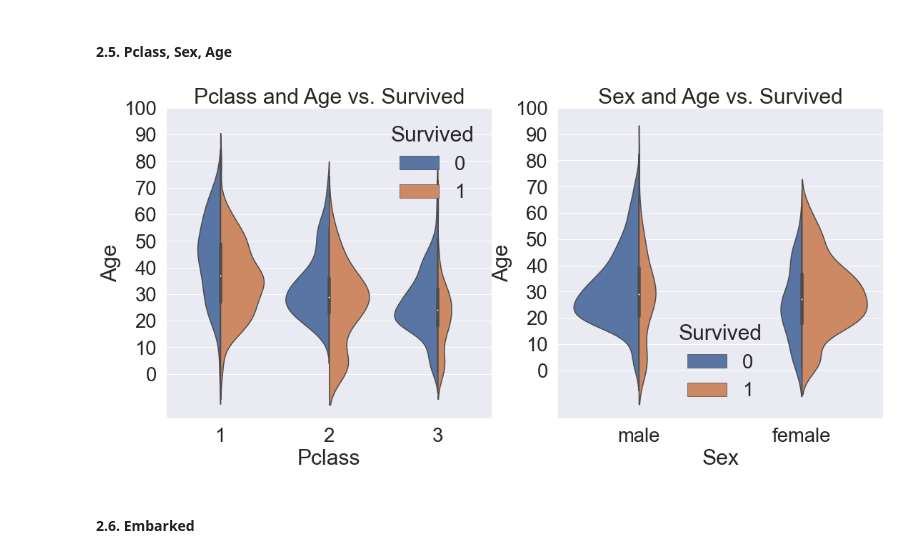
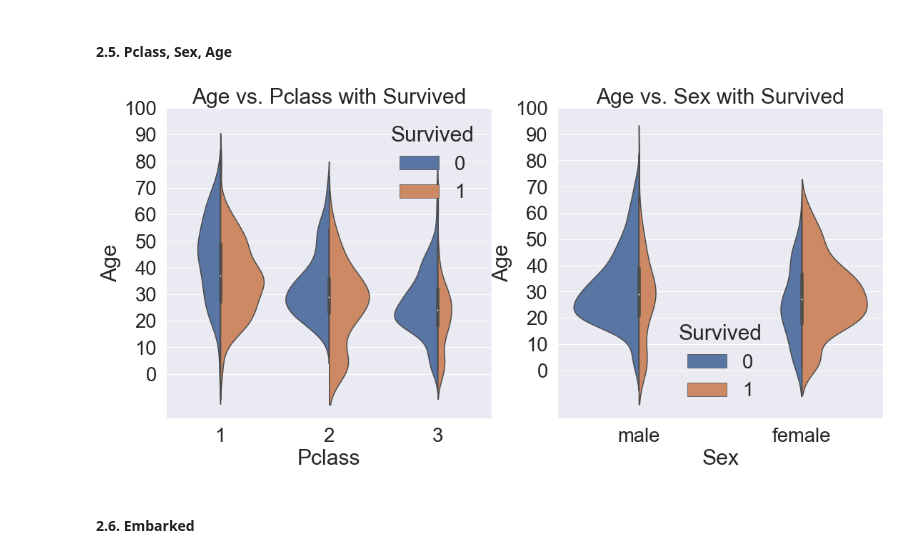
Before and after one commit to cryptnomy/programming, a Jupyter notebook: python/kaggle/kaggle-titanic/titanic-practice-v1.ipynb, the cells around one changed output. Saved outputs shown, nothing was run; the diff lists cells and outputs as text; code cells hidden in the pictures.

```diff
--- a/python/kaggle/kaggle-titanic/titanic-practice-v1.ipynb
+++ b/python/kaggle/kaggle-titanic/titanic-practice-v1.ipynb
@@ -299,14 +297,14 @@ plt.show()
 # %%
 _, ax = plt.subplots(1, 2, figsize=(18, 8))
 sns.violinplot("Pclass", "Age", hue="Survived", data=df_train, scale="count", split=True, ax=ax[0])
-ax[0].set_title("Pclass and Age vs. Survived")
+ax[0].set_title("Age vs. Pclass with Survived")
 ax[0].set_yticks(range(0, 110, 10))
 sns.violinplot("Sex", "Age", hue="Survived", data=df_train, scale="count", split=True, ax=ax[1])
-ax[1].set_title("Sex and Age vs. Survived")
+ax[1].set_title("Age vs. Sex with Survived")
 ax[1].set_yticks(range(0, 110, 10))
 plt.show()
 # %% [output]
-[figure, old version]
+[figure, new version]
 # %% [markdown]
 #### 2.6. Embarked
 # %%
```
Also changed, not shown: parts of 5 cells of this notebook, 2 other files.
